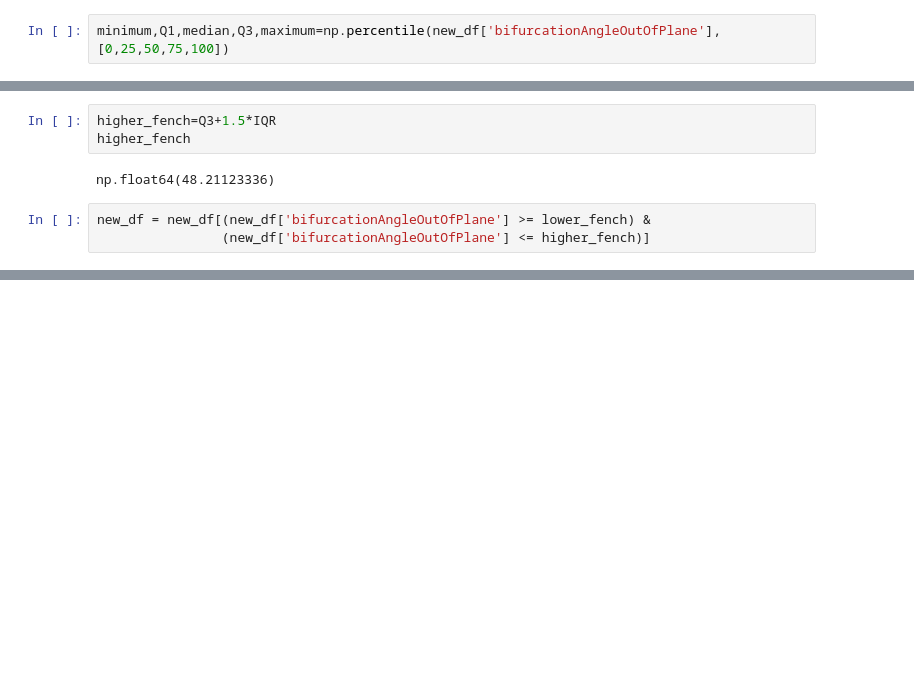
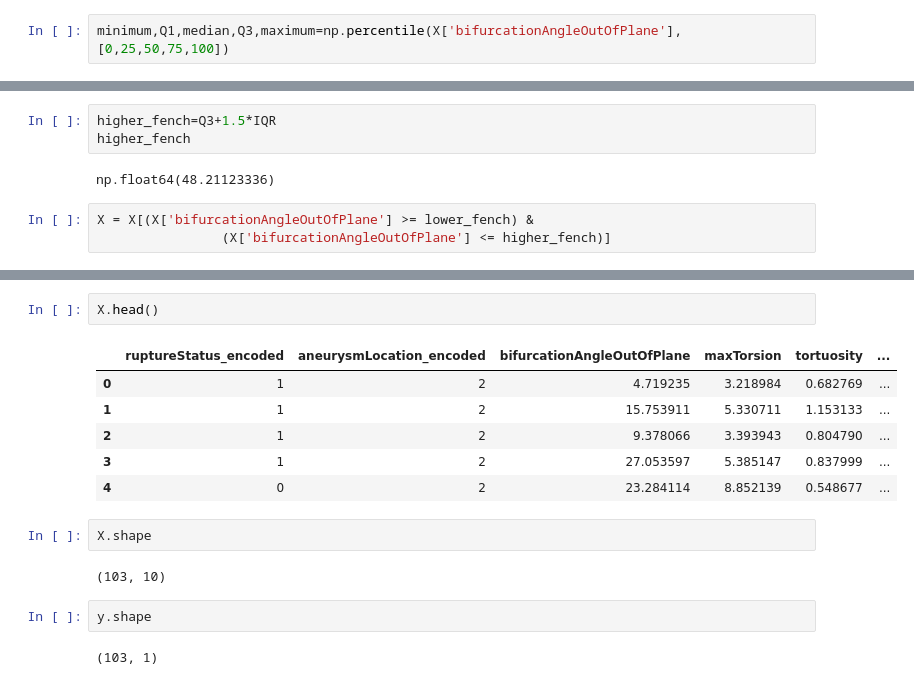
Before and after one commit to hr131464-lgtm/visionai, a Jupyter notebook: notebook/MODEL TRAINING.ipynb, the cells around one changed output, grey strips where cells are left out. Drawn from its saved outputs; the diff is of its cells as text; blank space fills up the shorter version.

```diff
--- a/notebook/MODEL TRAINING.ipynb
+++ b/notebook/MODEL TRAINING.ipynb
@@ -146,7 +146,7 @@ sns.boxplot(new_df)
 <Axes: >
 [figure]
 # %%
-minimum,Q1,median,Q3,maximum=np.percentile(new_df['bifurcationAngleOutOfPlane'],[0,25,50,75,100])
+minimum,Q1,median,Q3,maximum=np.percentile(X['bifurcationAngleOutOfPlane'],[0,25,50,75,100])
 # %%
 Q1
 # %% [output]
@@ -171,6 +171,6 @@ higher_fench
 # %% [output]
 np.float64(48.21123336)
 # %%
-new_df = new_df[(new_df['bifurcationAngleOutOfPlane'] >= lower_fench) &
-                (new_df['bifurcationAngleOutOfPlane'] <= higher_fench)]
+X = X[(X['bifurcationAngleOutOfPlane'] >= lower_fench) &
+                (X['bifurcationAngleOutOfPlane'] <= higher_fench)]
 # %%
@@ -179,0 +196,17 @@ new_df.shape
+# %%
+X.head()
+# %% [output]
+|  | ruptureStatus_encoded | aneurysmLocation_encoded | bifurcationAngleOutOfPlane | maxTorsion | tortuosity | ... |
+| 0 | 1 | 2 | 4.719235 | 3.218984 | 0.682769 | ... |
+| 1 | 1 | 2 | 15.753911 | 5.330711 | 1.153133 | ... |
+| 2 | 1 | 2 | 9.378066 | 3.393943 | 0.804790 | ... |
+| 3 | 1 | 2 | 27.053597 | 5.385147 | 0.837999 | ... |
+| 4 | 0 | 2 | 23.284114 | 8.852139 | 0.548677 | ... |
+# %%
+X.shape
+# %% [output]
+(103, 10)
+# %%
+y.shape
+# %% [output]
+(103, 1)
```
Also changed, not shown: parts of 11 cells of this notebook, 5 other files.
